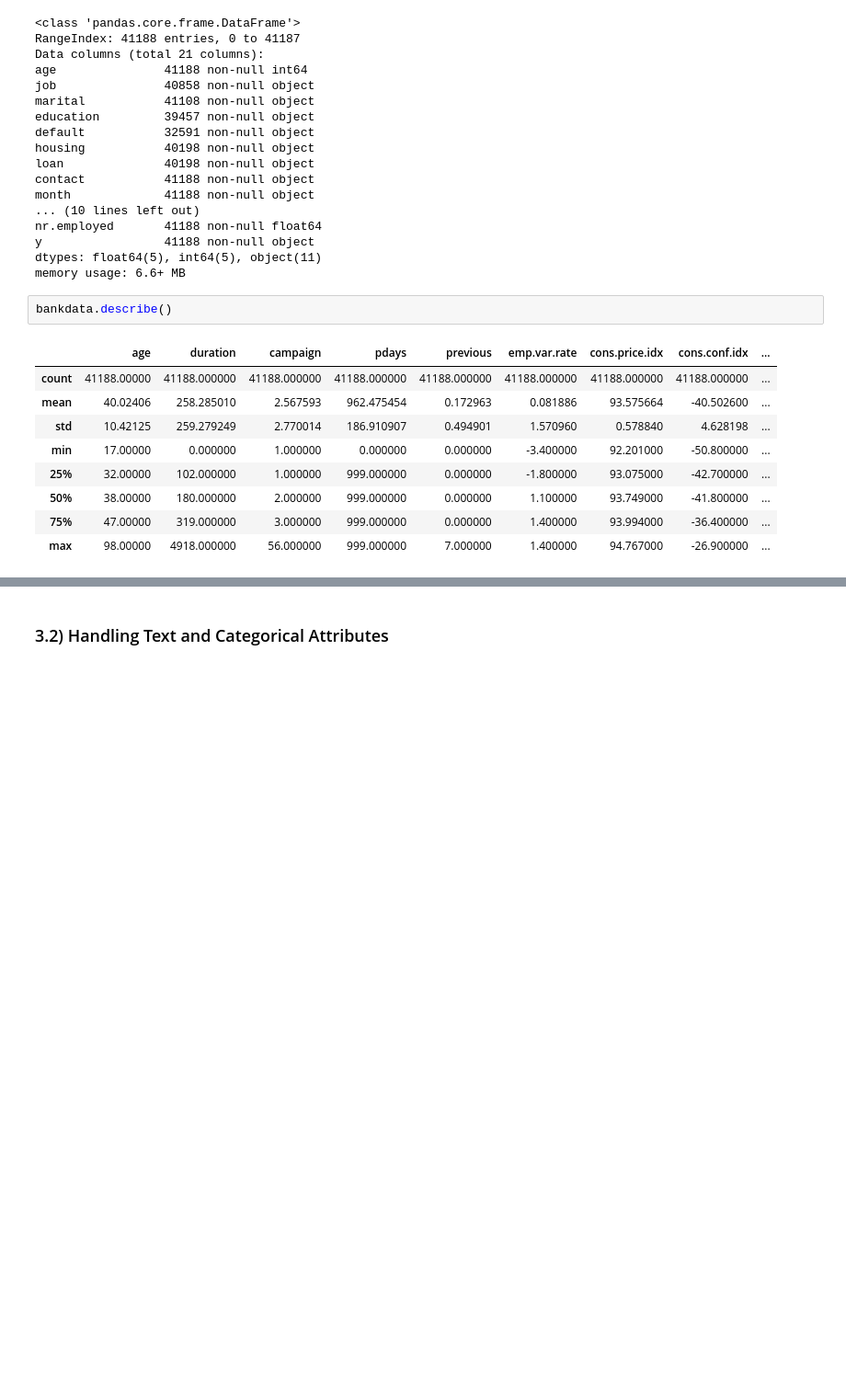
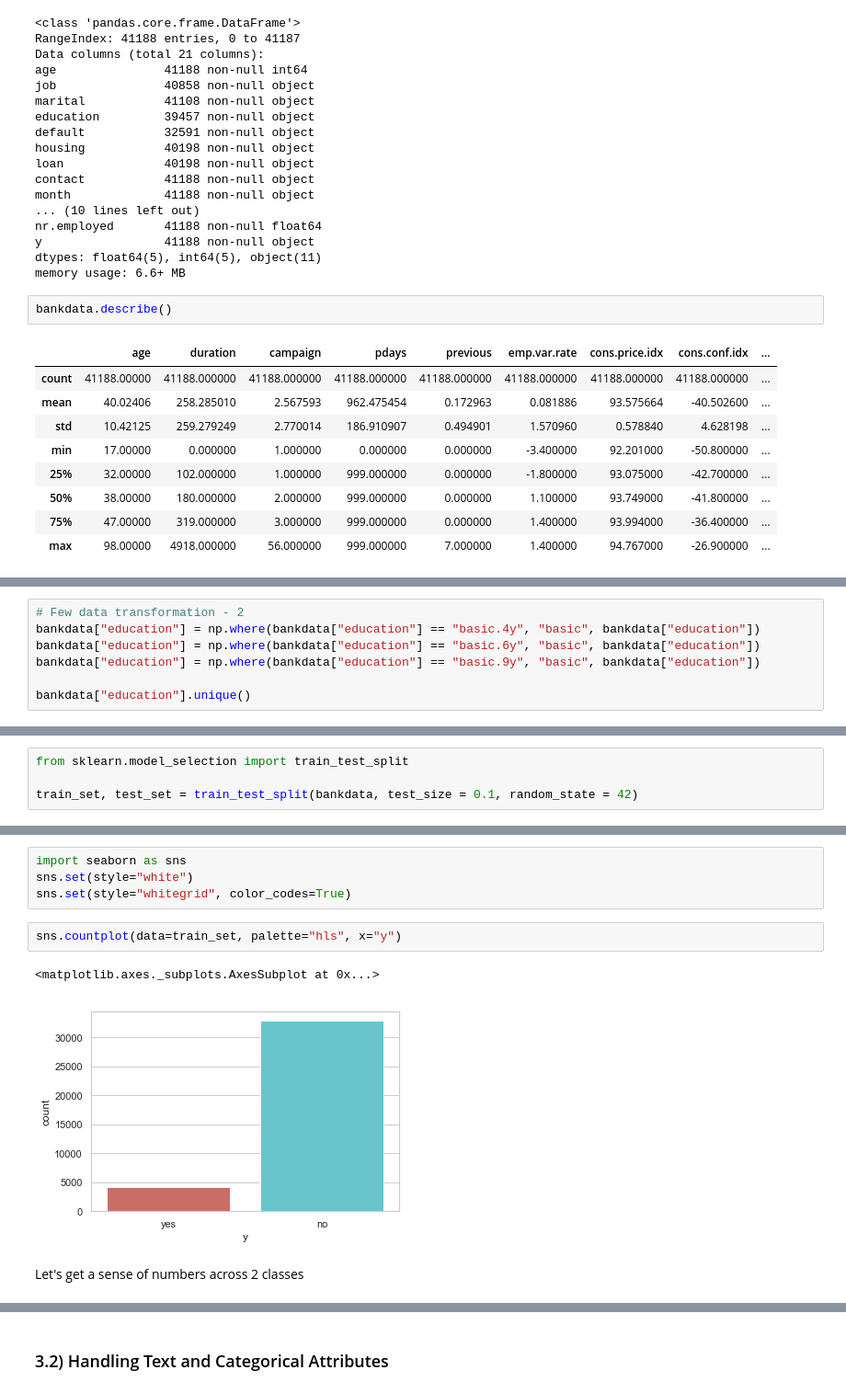
Before and after one commit to saurabhbhatt/DataGiri, a Jupyter notebook: Session_Codes.ipynb, the cells around one changed output, grey strips where cells are left out. Shown at 92% size. Cells and saved outputs as stored; diff of their text form; blank space fills up the shorter version.

```diff
--- a/Session_Codes.ipynb
+++ b/Session_Codes.ipynb
@@ -72,0 +123,7 @@ bankdata["age"].hist()
+# %%
+# Few data transformation - 2
+bankdata["education"] = np.where(bankdata["education"] == "basic.4y", "basic", bankdata["education"])
+bankdata["education"] = np.where(bankdata["education"] == "basic.6y", "basic", bankdata["education"])
+bankdata["education"] = np.where(bankdata["education"] == "basic.9y", "basic", bankdata["education"])
+
+bankdata["education"].unique()
@@ -72,0 +135,4 @@ bankdata["age"].hist()
+# %%
+from sklearn.model_selection import train_test_split
+
+train_set, test_set = train_test_split(bankdata, test_size = 0.1, random_state = 42)
@@ -72,0 +152,11 @@ bankdata["age"].hist()
+# %%
+import seaborn as sns
+sns.set(style="white")
+sns.set(style="whitegrid", color_codes=True)
+# %%
+sns.countplot(data=train_set, palette="hls", x="y")
+# %% [output]
+<matplotlib.axes._subplots.AxesSubplot at 0x...>
+[figure, added]
+# %% [markdown]
+Let's get a sense of numbers across 2 classes
```
Also changed, not shown: parts of 68 cells of this notebook, 6 other files.
